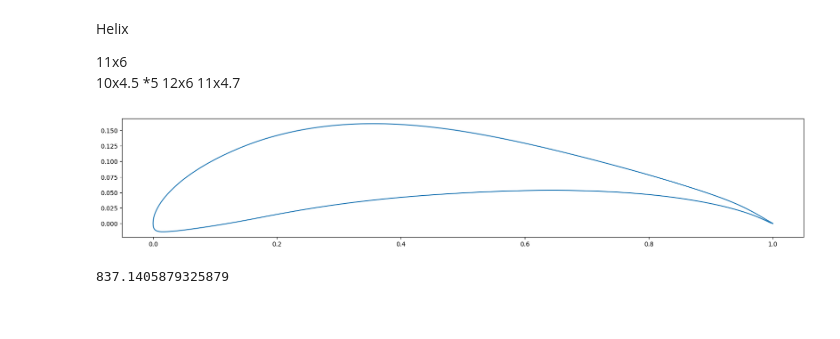
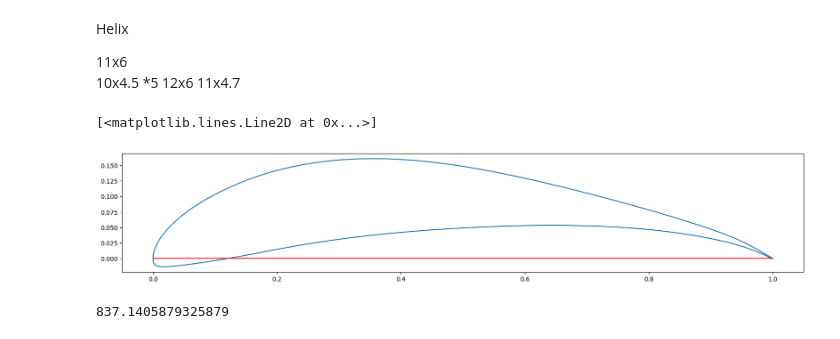
Before and after one commit to hg-heds/14bits_calc, a Jupyter notebook: performance.ipynb, the cells around one changed output. Drawn from its saved outputs; the diff is of its cells as text; code cells hidden in the pictures.

```diff
--- a/performance.ipynb
+++ b/performance.ipynb
@@ -14,10 +14,15 @@ with open('airfoils/tkv2008.dat','r') as f:
 airfoil = airfoil.split('\n')[2:]
 airfoil = [row.split('\t') for row in airfoil]
 airfoil = np.array(airfoil,dtype=np.float64)
+# %%
+bordo_de_ataque = np.argmin(airfoil[:,0])
+bordo_de_fuga   = 0
 # %%
 fig = plt.figure(figsize=(20,10))
 ax = fig.add_subplot(1,1,1)
 ax.plot(airfoil[:,0],airfoil[:,1])
 ax.set_aspect('equal')
+ax.plot([airfoil[bordo_de_ataque,0],airfoil[bordo_de_fuga,0]],[airfoil[bordo_de_ataque,1],airfoil[bordo_de_fuga,1]],'r-')
 # %% [output]
+[<matplotlib.lines.Line2D at 0x...>]
-[figure, old version]
+[figure, new version]
```
Also changed, not shown: parts of 1 cell of this notebook.
